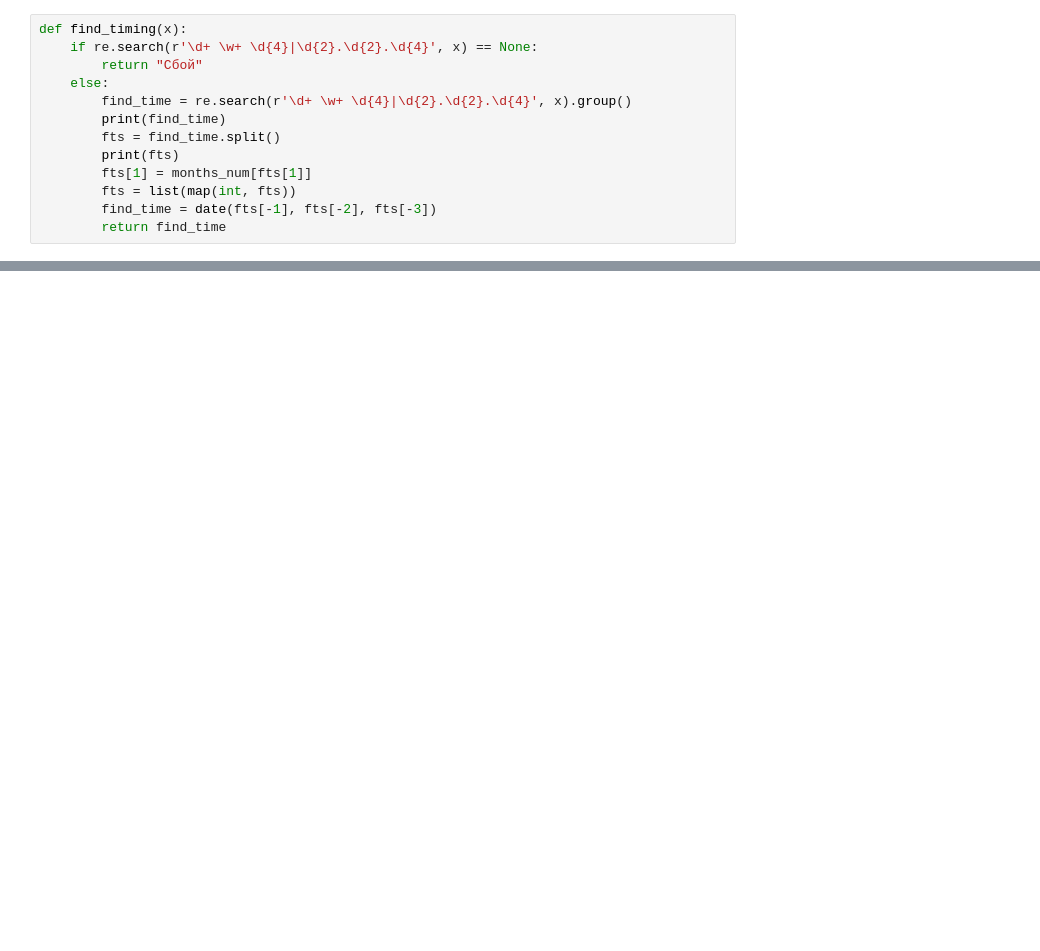
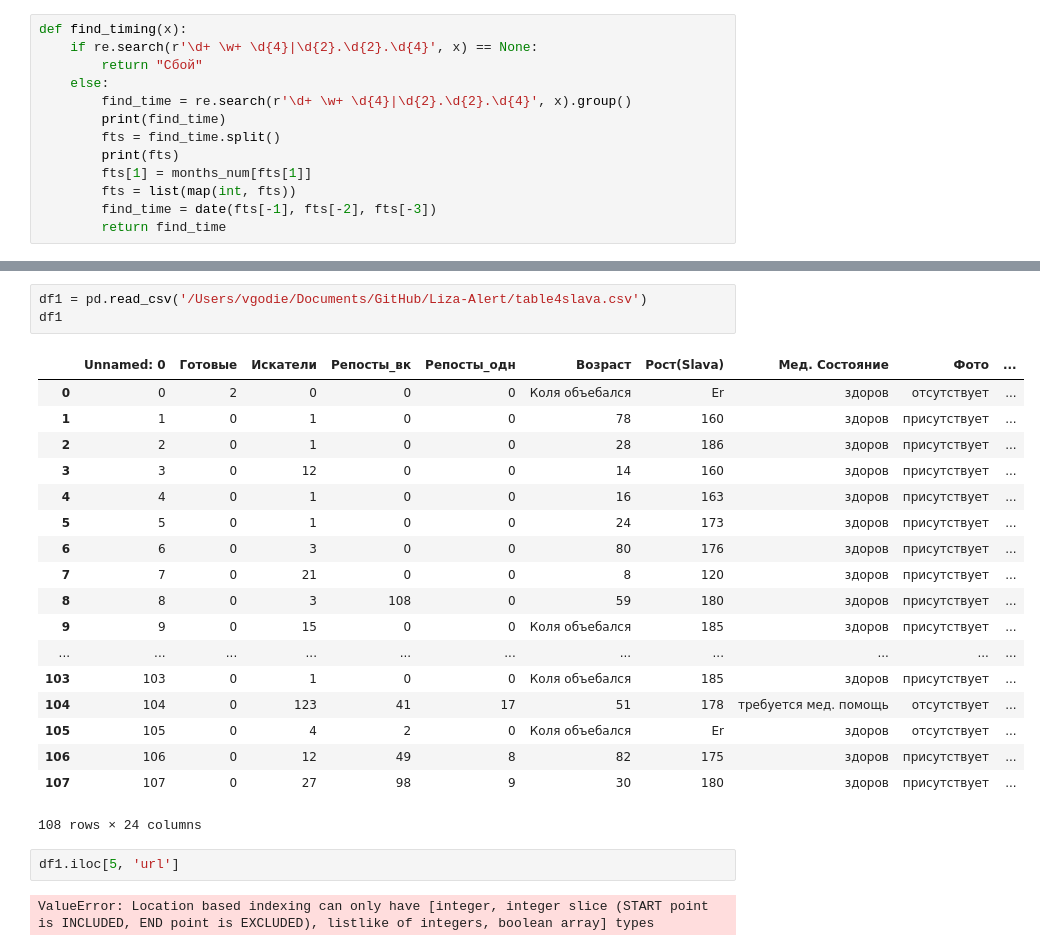
Before and after one commit to babkengithub/Liza-Alert, a Jupyter notebook: WebScrapping_training.ipynb, the cells around one changed output, grey strips where cells are left out. Saved outputs shown, nothing was run; the diff lists cells and outputs as text; blank space fills up the shorter version.

```diff
--- a/WebScrapping_training.ipynb
+++ b/WebScrapping_training.ipynb
@@ -324,0 +307,26 @@ NameError: name 'notmain' is not defined
+# %%
+df1 = pd.read_csv('/Users/vgodie/Documents/GitHub/Liza-Alert/table4slava.csv')
+df1
+# %% [output]
+|  | Unnamed: 0 | Готовые | Искатели | Репосты_вк | Репосты_одн | Возраст | Рост(Slava) | Мед. Состояние | Фото | ... |
+| 0 | 0 | 2 | 0 | 0 | 0 | Коля объебался | Er | здоров | отсутствует | ... |
+| 1 | 1 | 0 | 1 | 0 | 0 | 78 | 160 | здоров | присутствует | ... |
+| 2 | 2 | 0 | 1 | 0 | 0 | 28 | 186 | здоров | присутствует | ... |
+| 3 | 3 | 0 | 12 | 0 | 0 | 14 | 160 | здоров | присутствует | ... |
+| 4 | 4 | 0 | 1 | 0 | 0 | 16 | 163 | здоров | присутствует | ... |
+| 5 | 5 | 0 | 1 | 0 | 0 | 24 | 173 | здоров | присутствует | ... |
+| 6 | 6 | 0 | 3 | 0 | 0 | 80 | 176 | здоров | присутствует | ... |
+| 7 | 7 | 0 | 21 | 0 | 0 | 8 | 120 | здоров | присутствует | ... |
+| 8 | 8 | 0 | 3 | 108 | 0 | 59 | 180 | здоров | присутствует | ... |
+| 9 | 9 | 0 | 15 | 0 | 0 | Коля объебался | 185 | здоров | присутствует | ... |
+| ... | ... | ... | ... | ... | ... | ... | ... | ... | ... | ... |
+| 103 | 103 | 0 | 1 | 0 | 0 | Коля объебался | 185 | здоров | присутствует | ... |
+| 104 | 104 | 0 | 123 | 41 | 17 | 51 | 178 | требуется мед. помощь | отсутствует | ... |
+| 105 | 105 | 0 | 4 | 2 | 0 | Коля объебался | Er | здоров | отсутствует | ... |
+| 106 | 106 | 0 | 12 | 49 | 8 | 82 | 175 | здоров | присутствует | ... |
+| 107 | 107 | 0 | 27 | 98 | 9 | 30 | 180 | здоров | присутствует | ... |
+108 rows × 24 columns
+# %%
+df1.iloc[5, 'url']
+# %% [output]
+ValueError: Location based indexing can only have [integer, integer slice (START point is INCLUDED, END point is EXCLUDED), listlike of integers, boolean array] types
```
Also changed, not shown: parts of 26 cells of this notebook.
